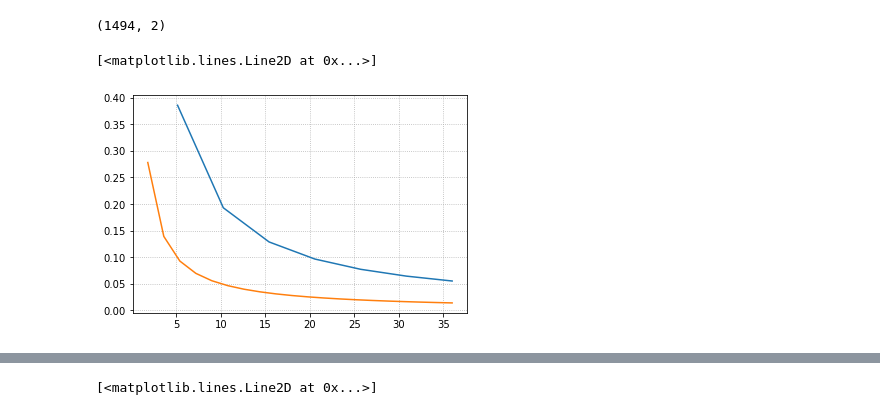
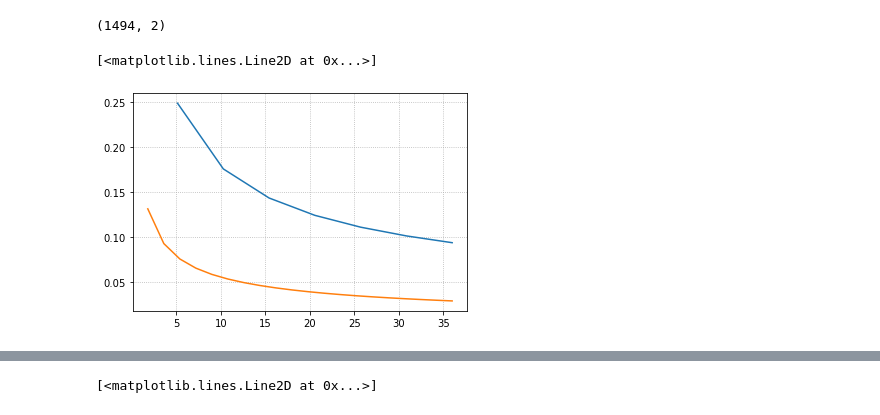
Before and after one commit to benjiharding/Factor-Mixing-1D, a Jupyter notebook: NetworkMix2D_MultiObjective.ipynb, the cells around one changed output, grey strips where cells are left out. Cells and saved outputs as stored; diff of their text form; code cells hidden in the pictures.

```diff
--- a/NetworkMix2D_MultiObjective.ipynb
+++ b/NetworkMix2D_MultiObjective.ipynb
@@ -745,16 +751,16 @@ xlag_dict[0].shape
 # %%
 def inv_dist(bins, power):
     if not bins:
         return
     wts = 1 / np.array(bins) ** power
     return wts / np.sum(wts)
 
 
-plt.plot(xbins, inv_dist(xbins, 1))
-plt.plot(ybins, inv_dist(ybins, 1))
+plt.plot(xbins, inv_dist(xbins, 0.5))
+plt.plot(ybins, inv_dist(ybins, 0.5))
 # %% [output]
 [<matplotlib.lines.Line2D at 0x...>]
-[figure, old version]
+[figure, new version]
 # %%
 def update_variogram(values, lag_dict):
     """updated current experimental variogram with `values`
```
Also changed, not shown: parts of 39 cells of this notebook, 2 other files.
